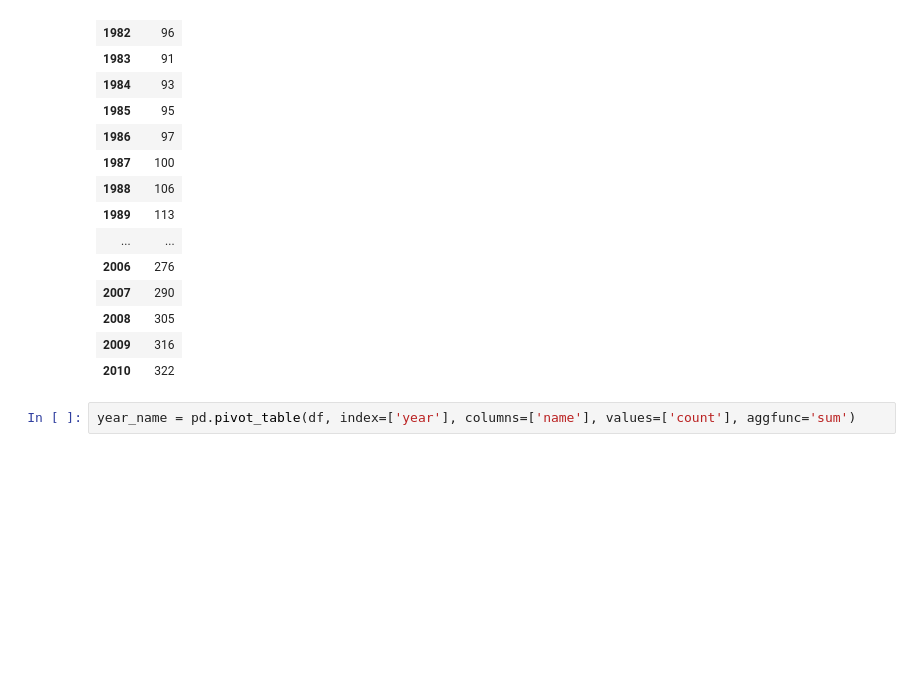
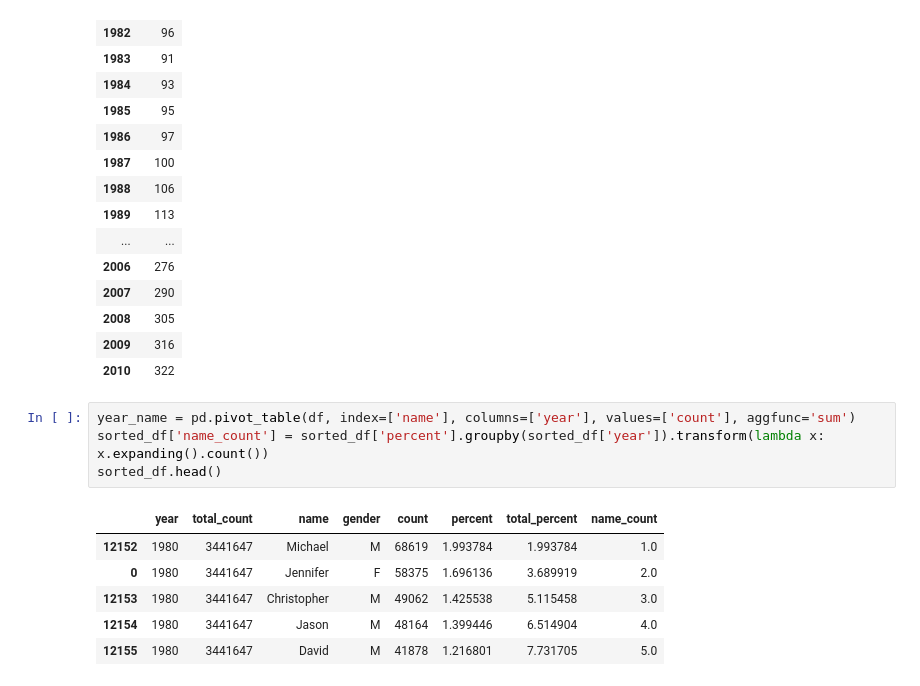
Before and after one commit to erlong15/bigdata_homework, a Jupyter notebook: homework2/homework2.ipynb, the cells around one changed output. Drawn from its saved outputs; the diff is of its cells as text; blank space fills up the shorter version.

```diff
--- a/homework2/homework2.ipynb
+++ b/homework2/homework2.ipynb
@@ -143,4 +143,13 @@ condition_df[condition_df['total_percent'] <= condition_df['limit_percent']].res
 | 2009 | 316 |
 | 2010 | 322 |
 # %%
-year_name = pd.pivot_table(df, index=['year'], columns=['name'], values=['count'], aggfunc='sum')
+year_name = pd.pivot_table(df, index=['name'], columns=['year'], values=['count'], aggfunc='sum')
+sorted_df['name_count'] = sorted_df['percent'].groupby(sorted_df['year']).transform(lambda x: x.expanding().count())
+sorted_df.head()
+# %% [output]
+|  | year | total_count | name | gender | count | percent | total_percent | name_count |
+| 12152 | 1980 | 3441647 | Michael | M | 68619 | 1.993784 | 1.993784 | 1.0 |
+| 0 | 1980 | 3441647 | Jennifer | F | 58375 | 1.696136 | 3.689919 | 2.0 |
+| 12153 | 1980 | 3441647 | Christopher | M | 49062 | 1.425538 | 5.115458 | 3.0 |
+| 12154 | 1980 | 3441647 | Jason | M | 48164 | 1.399446 | 6.514904 | 4.0 |
+| 12155 | 1980 | 3441647 | David | M | 41878 | 1.216801 | 7.731705 | 5.0 |
```
Also changed, not shown: parts of 6 cells of this notebook.
